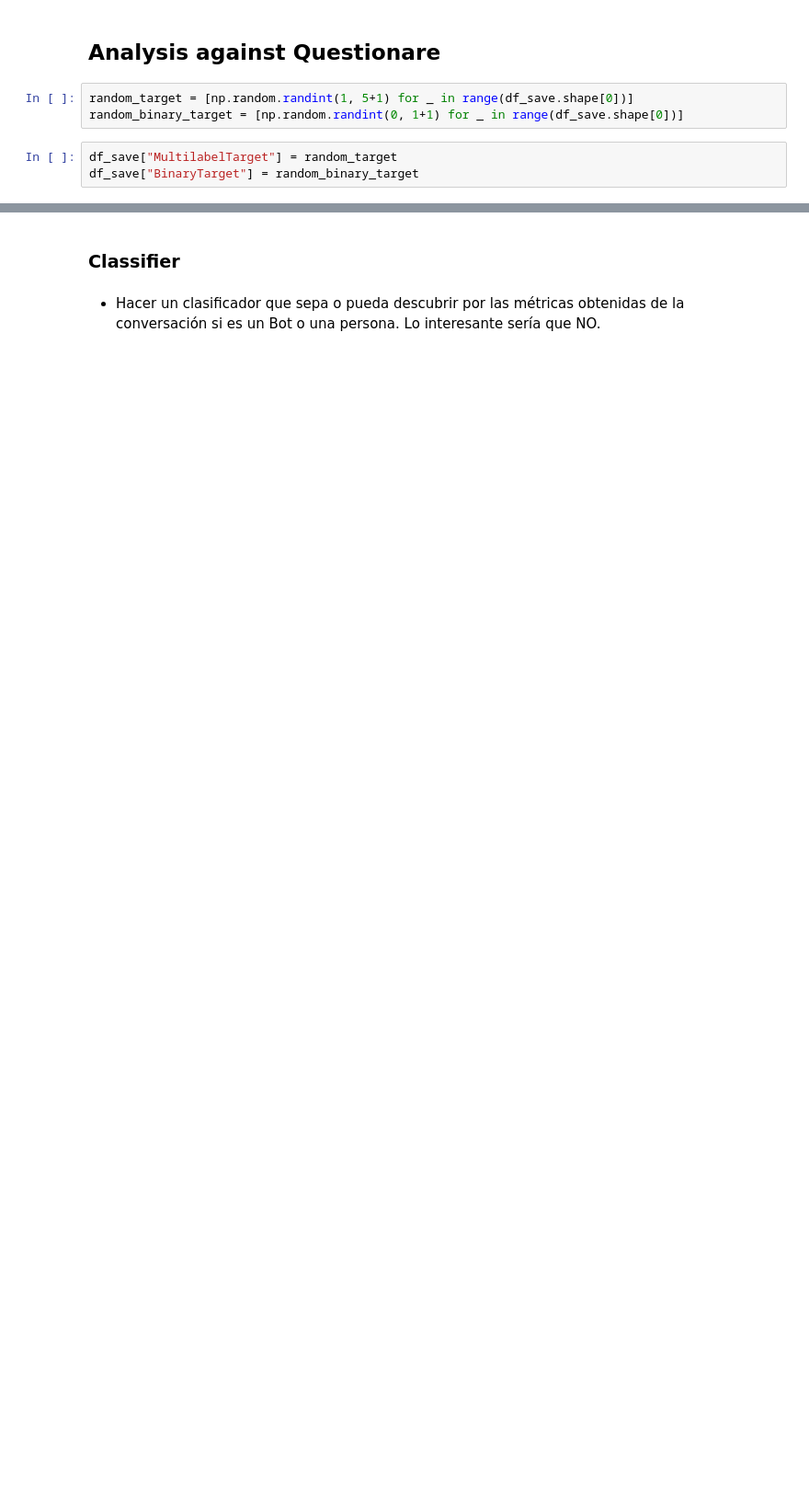
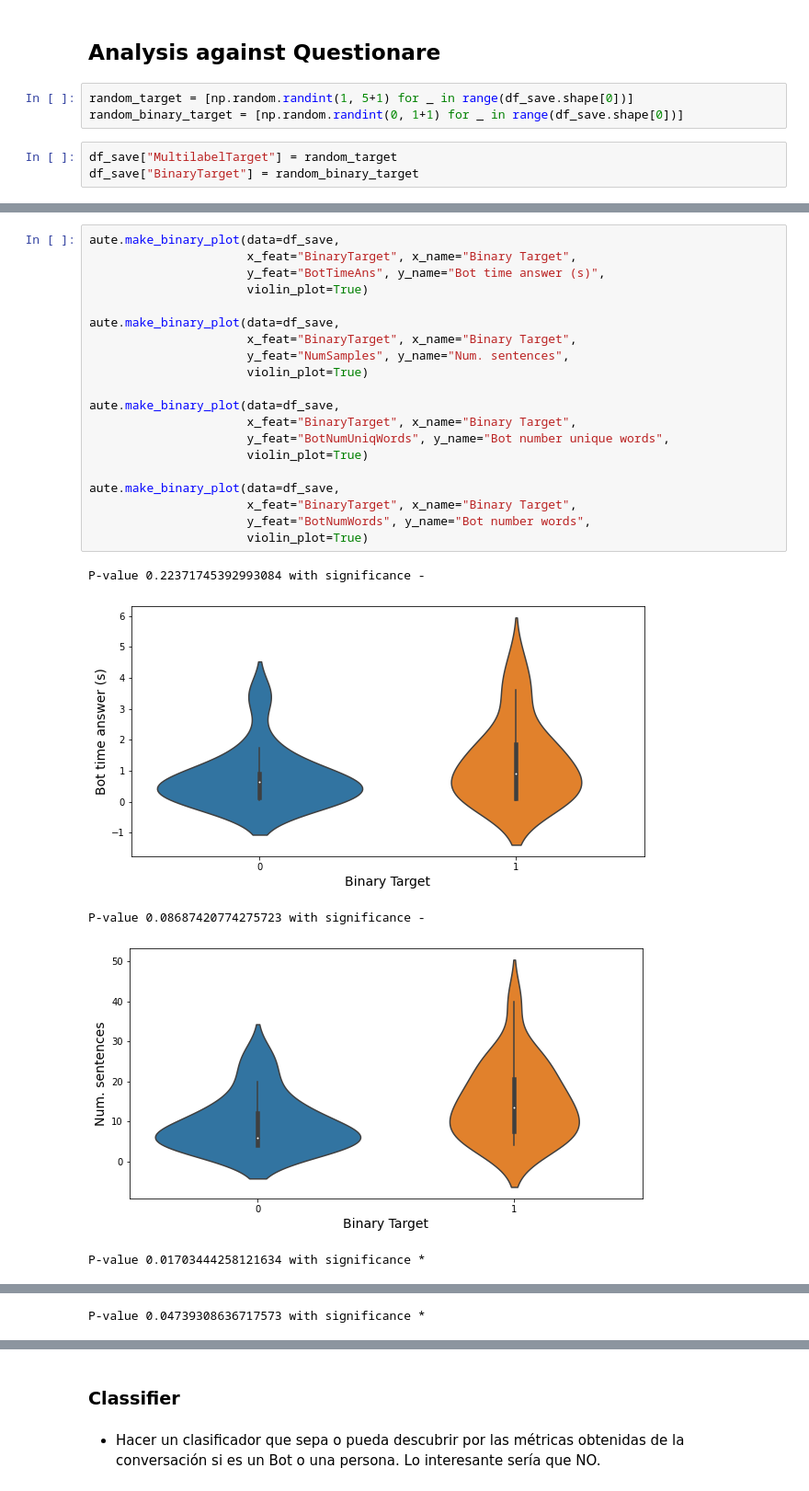
Before and after one commit to ASAPLableni/LableniBot, a Jupyter notebook: DataAnalysis/PipelineAnalysis.ipynb, the cells around one changed output, grey strips where cells are left out. Shown at 92% size. Drawn from its saved outputs; the diff is of its cells as text; blank space fills up the shorter version.

```diff
--- a/DataAnalysis/PipelineAnalysis.ipynb
+++ b/DataAnalysis/PipelineAnalysis.ipynb
@@ -504,0 +580,26 @@ Mean Repetition score = 60.61 +/- 48.86 ; Median = 100.0 ; Min. =  0 ; Max. =  1
+# %%
+aute.make_binary_plot(data=df_save,
+                      x_feat="BinaryTarget", x_name="Binary Target",
+                      y_feat="BotTimeAns", y_name="Bot time answer (s)",
+                      violin_plot=True)
+
+aute.make_binary_plot(data=df_save,
+                      x_feat="BinaryTarget", x_name="Binary Target",
+                      y_feat="NumSamples", y_name="Num. sentences",
+                      violin_plot=True)
+
+aute.make_binary_plot(data=df_save,
+                      x_feat="BinaryTarget", x_name="Binary Target",
+                      y_feat="BotNumUniqWords", y_name="Bot number unique words",
+                      violin_plot=True)
+
+aute.make_binary_plot(data=df_save,
+                      x_feat="BinaryTarget", x_name="Binary Target",
+                      y_feat="BotNumWords", y_name="Bot number words",
+                      violin_plot=True)
+# %% [output]
+P-value 0.22371745392993084 with significance -
+[figure, added]
+P-value 0.08687420774275723 with significance -
+[figure, added]
+P-value 0.01703444258121634 with significance *
@@ -504,0 +607 @@ Mean Repetition score = 60.61 +/- 48.86 ; Median = 100.0 ; Min. =  0 ; Max. =  1
+P-value 0.04739308636717573 with significance *
```
Also changed, not shown: parts of 9 cells of this notebook, 1 other file.
